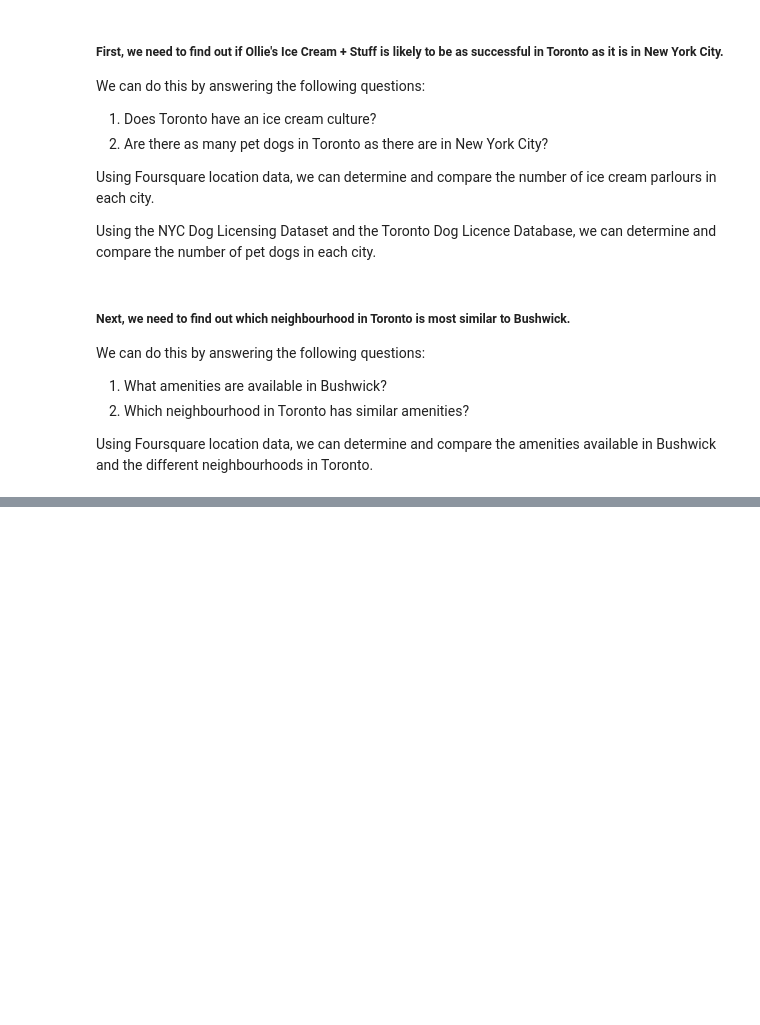
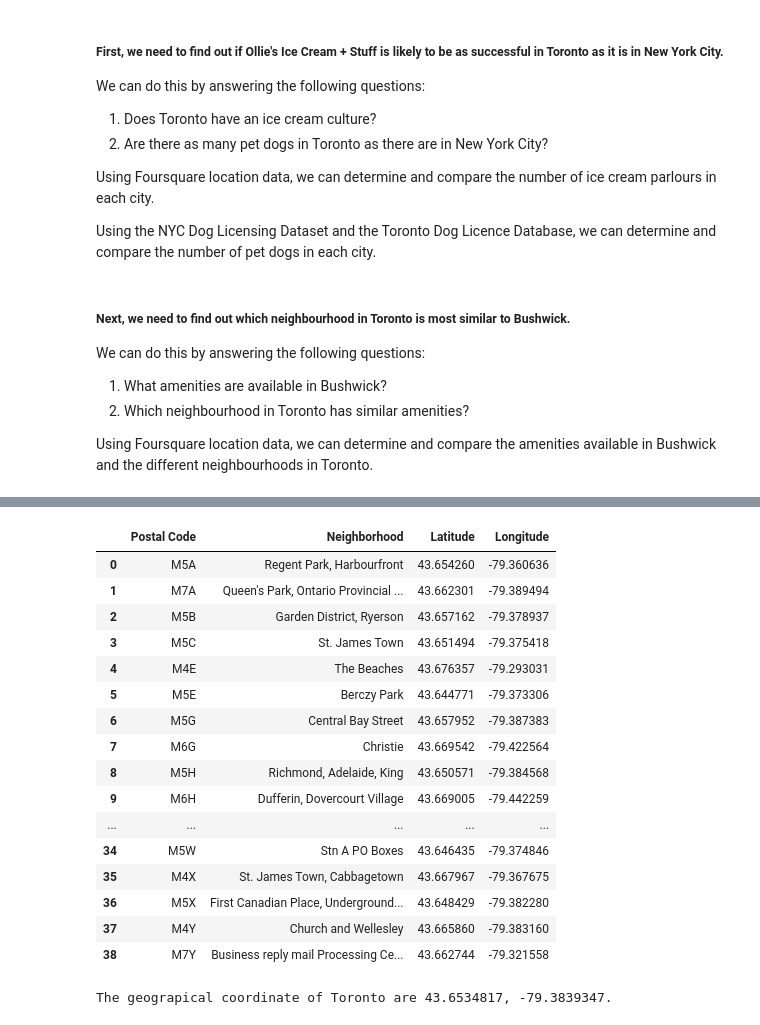
Before and after one commit to chloway/Coursera_Capstone, a Jupyter notebook: Capstone Project - The Battle of Neighbourhoods.ipynb, the cells around one changed output, grey strips where cells are left out. Drawn from its saved outputs; the diff is of its cells as text; code cells hidden in the pictures; blank space fills up the shorter version.

```diff
--- a/Capstone Project - The Battle of Neighbourhoods.ipynb
+++ b/Capstone Project - The Battle of Neighbourhoods.ipynb
@@ -33,0 +150,5 @@ Using Foursquare location data, we can determine and compare the amenities avail
+# %%
+toronto_neighborhoods_data['Neighborhood'] = toronto_neighborhoods_data['Neighborhood'].replace('Not assigned', toronto_neighborhoods_data['Borough'])
+toronto_neighborhoods_data['Borough'] = toronto_neighborhoods_data['Borough'].replace('Not assigned', np.nan)
+toronto_neighborhoods = toronto_neighborhoods_data.dropna()
+toronto_neighborhoods.reset_index(drop = True)
@@ -33,0 +173,5 @@ Using Foursquare location data, we can determine and compare the amenities avail
+# %%
+geo_df = pd.read_csv('http://cocl.us/Geospatial_data')
+# %%
+ll_df = toronto_neighborhoods.merge(geo_df)
+ll_df.head()
@@ -33,0 +185,3 @@ Using Foursquare location data, we can determine and compare the amenities avail
+# %%
+df_toronto = ll_df[ll_df['Borough'].astype(str).str.contains('Toronto')]
+df_toronto.head()
@@ -33,0 +420,33 @@ Using Foursquare location data, we can determine and compare the amenities avail
+# %%
+# Identify the neighbourhoods in Toronto
+ntoronto_df = pd.DataFrame(df_toronto[['Postal Code','Neighborhood', 'Latitude', 'Longitude']])
+ntoronto_df.reset_index(drop = True)
+# %% [output]
+|  | Postal Code | Neighborhood | Latitude | Longitude |
+| 0 | M5A | Regent Park, Harbourfront | 43.654260 | -79.360636 |
+| 1 | M7A | Queen's Park, Ontario Provincial ... | 43.662301 | -79.389494 |
+| 2 | M5B | Garden District, Ryerson | 43.657162 | -79.378937 |
+| 3 | M5C | St. James Town | 43.651494 | -79.375418 |
+| 4 | M4E | The Beaches | 43.676357 | -79.293031 |
+| 5 | M5E | Berczy Park | 43.644771 | -79.373306 |
+| 6 | M5G | Central Bay Street | 43.657952 | -79.387383 |
+| 7 | M6G | Christie | 43.669542 | -79.422564 |
+| 8 | M5H | Richmond, Adelaide, King | 43.650571 | -79.384568 |
+| 9 | M6H | Dufferin, Dovercourt Village | 43.669005 | -79.442259 |
+| ... | ... | ... | ... | ... |
+| 34 | M5W | Stn A PO Boxes | 43.646435 | -79.374846 |
+| 35 | M4X | St. James Town, Cabbagetown | 43.667967 | -79.367675 |
+| 36 | M5X | First Canadian Place, Underground... | 43.648429 | -79.382280 |
+| 37 | M4Y | Church and Wellesley | 43.665860 | -79.383160 |
+| 38 | M7Y | Business reply mail Processing Ce... | 43.662744 | -79.321558 |
+# %%
+# Visualisation of neighbourhoods in Toronto
+address = 'Toronto, ON'
+
+geolocator = Nominatim(user_agent="on_explorer")
+location = geolocator.geocode(address)
+latitude = location.latitude
+longitude = location.longitude
+print('The geograpical coordinate of Toronto are {}, {}.'.format(latitude, longitude))
+# %% [output]
+The geograpical coordinate of Toronto are 43.6534817, -79.3839347.
```
Also changed, not shown: parts of 38 cells of this notebook.
